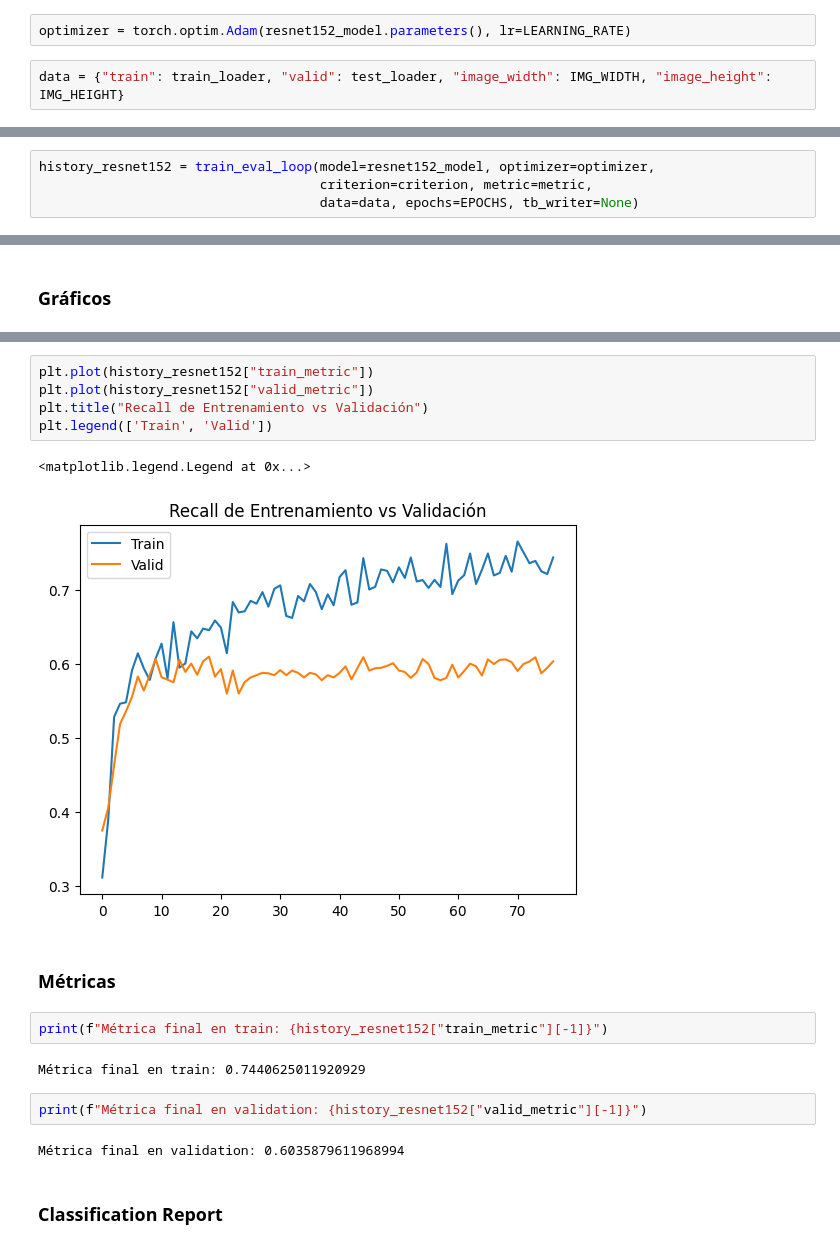
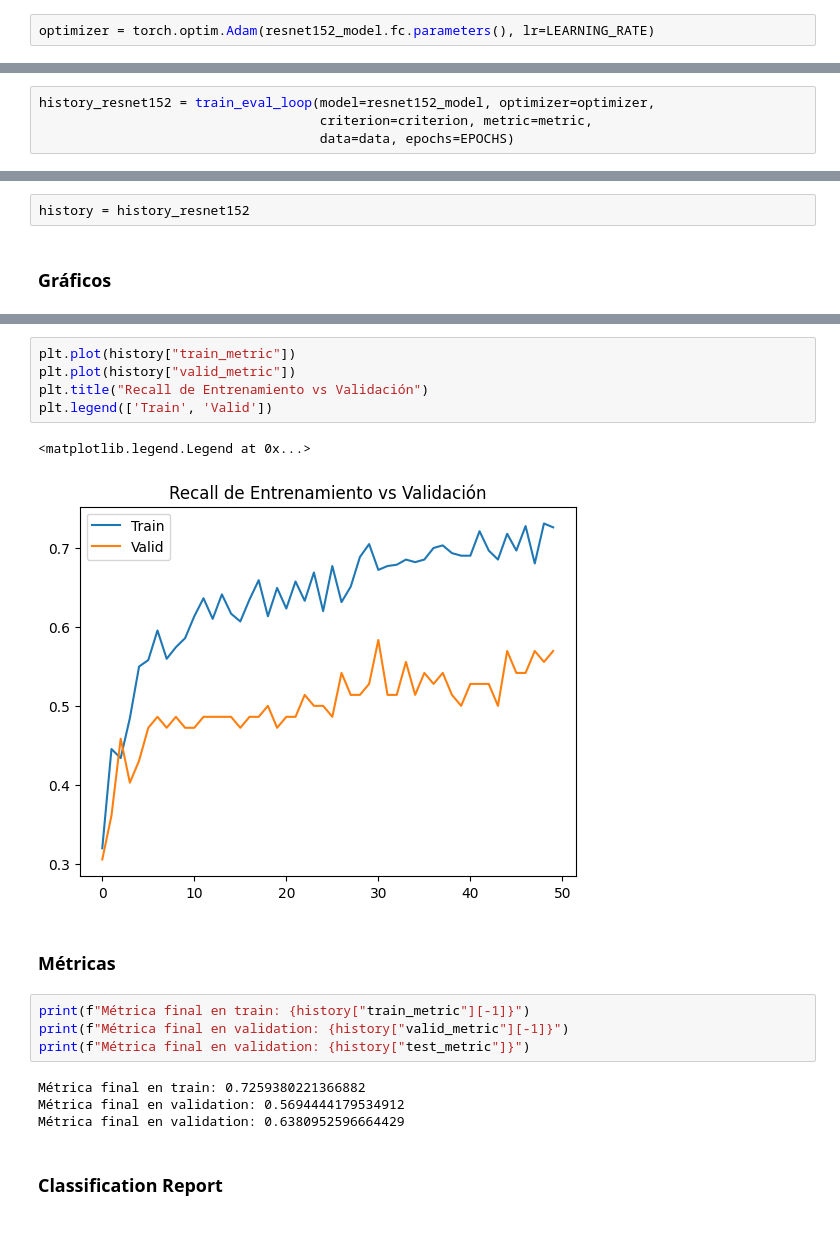
Before and after one commit to gasper-az/vision-computadora-II-trabajo-final, a Jupyter notebook: ResNet.ipynb, the cells around one changed output, grey strips where cells are left out. Saved outputs shown, nothing was run; the diff lists cells and outputs as text.

```diff
--- a/ResNet.ipynb
+++ b/ResNet.ipynb
@@ -399,4 +478,2 @@ LEARNING_RATE = 1e-4
 # %%
-optimizer = torch.optim.Adam(resnet152_model.parameters(), lr=LEARNING_RATE)
+optimizer = torch.optim.Adam(resnet152_model.fc.parameters(), lr=LEARNING_RATE)
-# %%
-data = {"train": train_loader, "valid": test_loader, "image_width": IMG_WIDTH, "image_height": IMG_HEIGHT}
@@ -405,5 +480,5 @@ EPOCHS = 100
 # %%
 history_resnet152 = train_eval_loop(model=resnet152_model, optimizer=optimizer,
                                     criterion=criterion, metric=metric,
-                                    data=data, epochs=EPOCHS, tb_writer=None)
+                                    data=data, epochs=EPOCHS)
 # %% [output]
@@ -427,3 +502,5 @@ Epoch: 77/100 - Train loss 0.683568 - Train Metric 0.744063 - Valid Loss 0.91698
+# %%
+history = history_resnet152
 # %% [markdown]
 ### Gráficos
 # %%
@@ -437,21 +514,21 @@ plt.legend(['Train', 'Valid'])
 # %%
-plt.plot(history_resnet152["train_metric"])
-plt.plot(history_resnet152["valid_metric"])
+plt.plot(history["train_metric"])
+plt.plot(history["valid_metric"])
 plt.title("Recall de Entrenamiento vs Validación")
 plt.legend(['Train', 'Valid'])
 # %% [output]
 <matplotlib.legend.Legend at 0x...>
-[figure, old version]
+[figure, new version]
 # %% [markdown]
 ### Métricas
 # %%
-print(f"Métrica final en train: {history_resnet152["train_metric"][-1]}")
+print(f"Métrica final en train: {history["train_metric"][-1]}")
+print(f"Métrica final en validation: {history["valid_metric"][-1]}")
+print(f"Métrica final en validation: {history["test_metric"]}")
 # %% [output]
-Métrica final en train: 0.7440625011920929
+Métrica final en train: 0.7259380221366882
+Métrica final en validation: 0.5694444179534912
+Métrica final en validation: 0.6380952596664429
-# %%
-print(f"Métrica final en validation: {history_resnet152["valid_metric"][-1]}")
-# %% [output]
-Métrica final en validation: 0.6035879611968994
 # %% [markdown]
 ### Classification Report
 # %%
```
Also changed, not shown: parts of 121 cells of this notebook.
